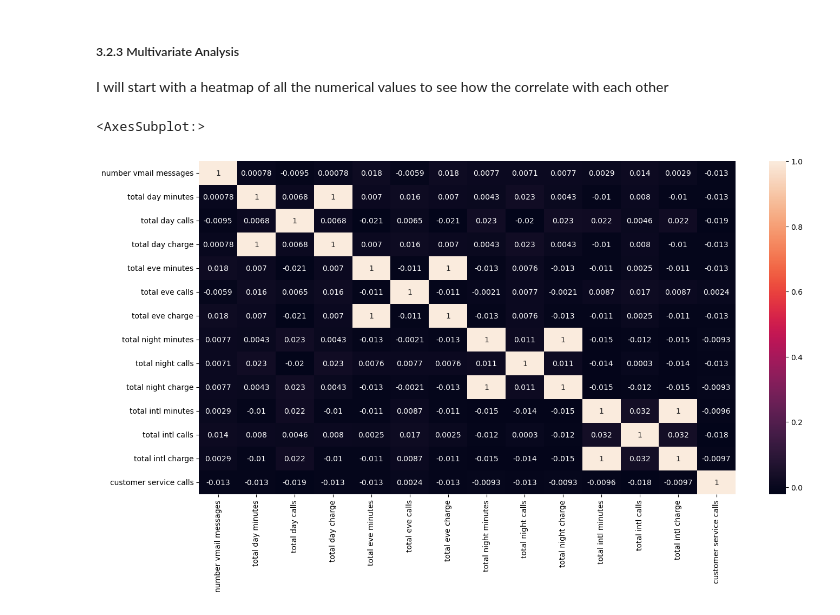
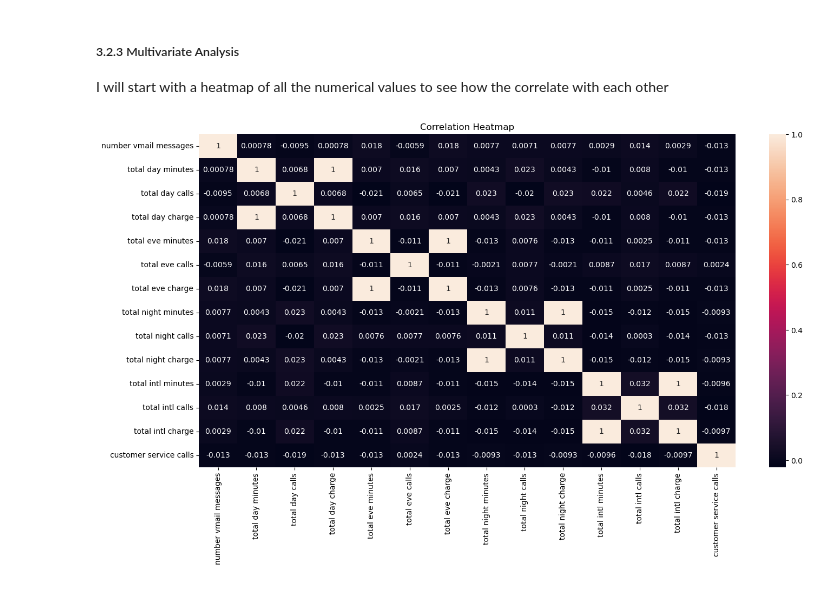
Before and after one commit to Isaac-Munyaka/Phase_3_project, a Jupyter notebook: customer_churn_prediction.ipynb, the cells around one changed output. Cells and saved outputs as stored; diff of their text form; code cells hidden in the pictures.

```diff
--- a/customer_churn_prediction.ipynb
+++ b/customer_churn_prediction.ipynb
@@ -330,15 +332,16 @@ I will start with a heatmap of all the numerical values to see how the correlate
 # %%
 cols_corr=[
        'number vmail messages',
        'total day minutes', 'total day calls', 'total day charge',
        'total eve minutes', 'total eve calls', 'total eve charge',
        'total night minutes', 'total night calls', 'total night charge',
        'total intl minutes', 'total intl calls', 'total intl charge',
        'customer service calls']
 
 
 plt.figure(figsize=(16,8))
 sns.heatmap(data=df[cols_corr].corr(), annot=True)
+plt.title("Correlation Heatmap")
+plt.show()
 # %% [output]
-<AxesSubplot:>
-[figure, old version]
+[figure, new version]
```
Also changed, not shown: parts of 1 cell of this notebook.
